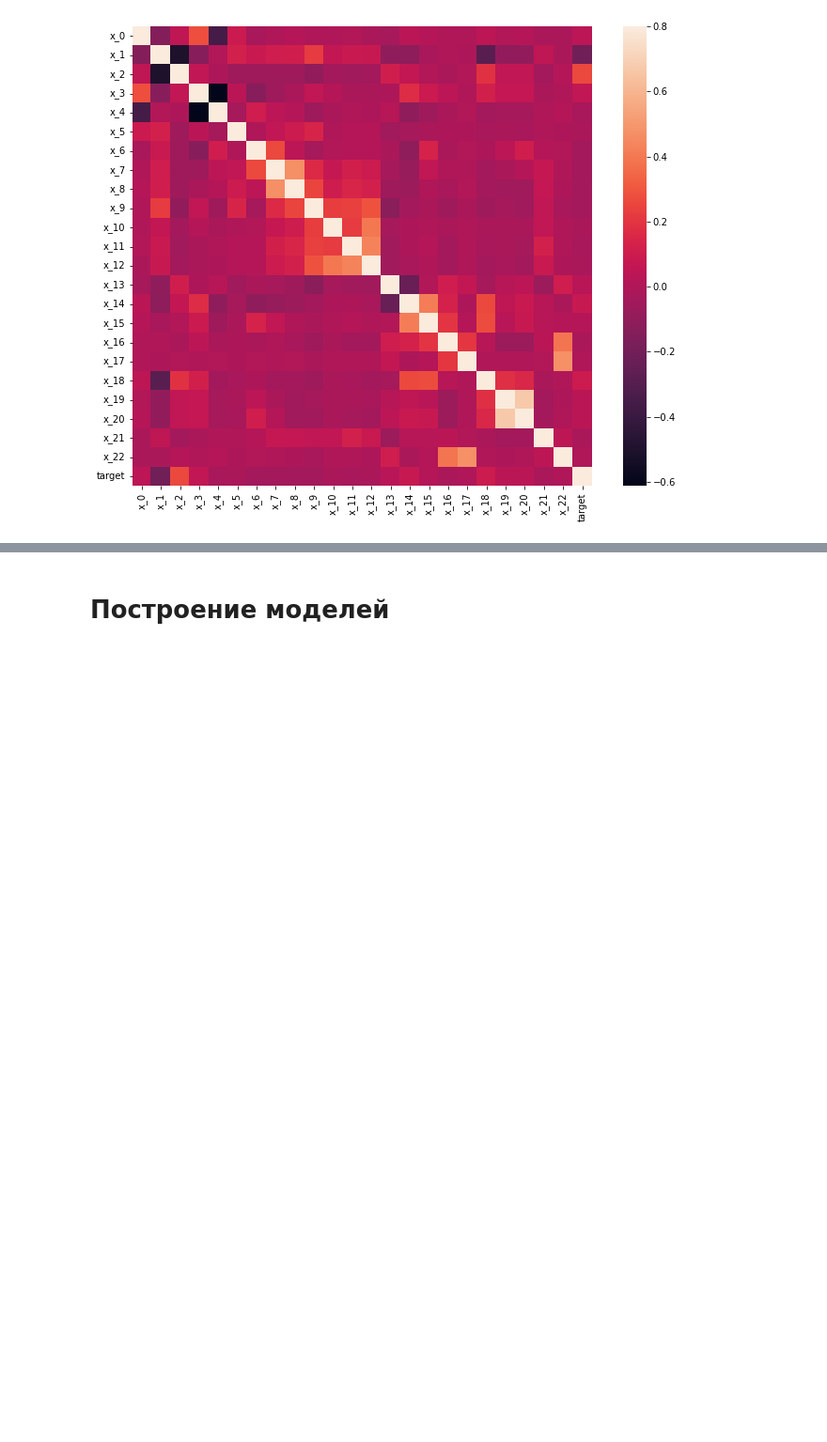
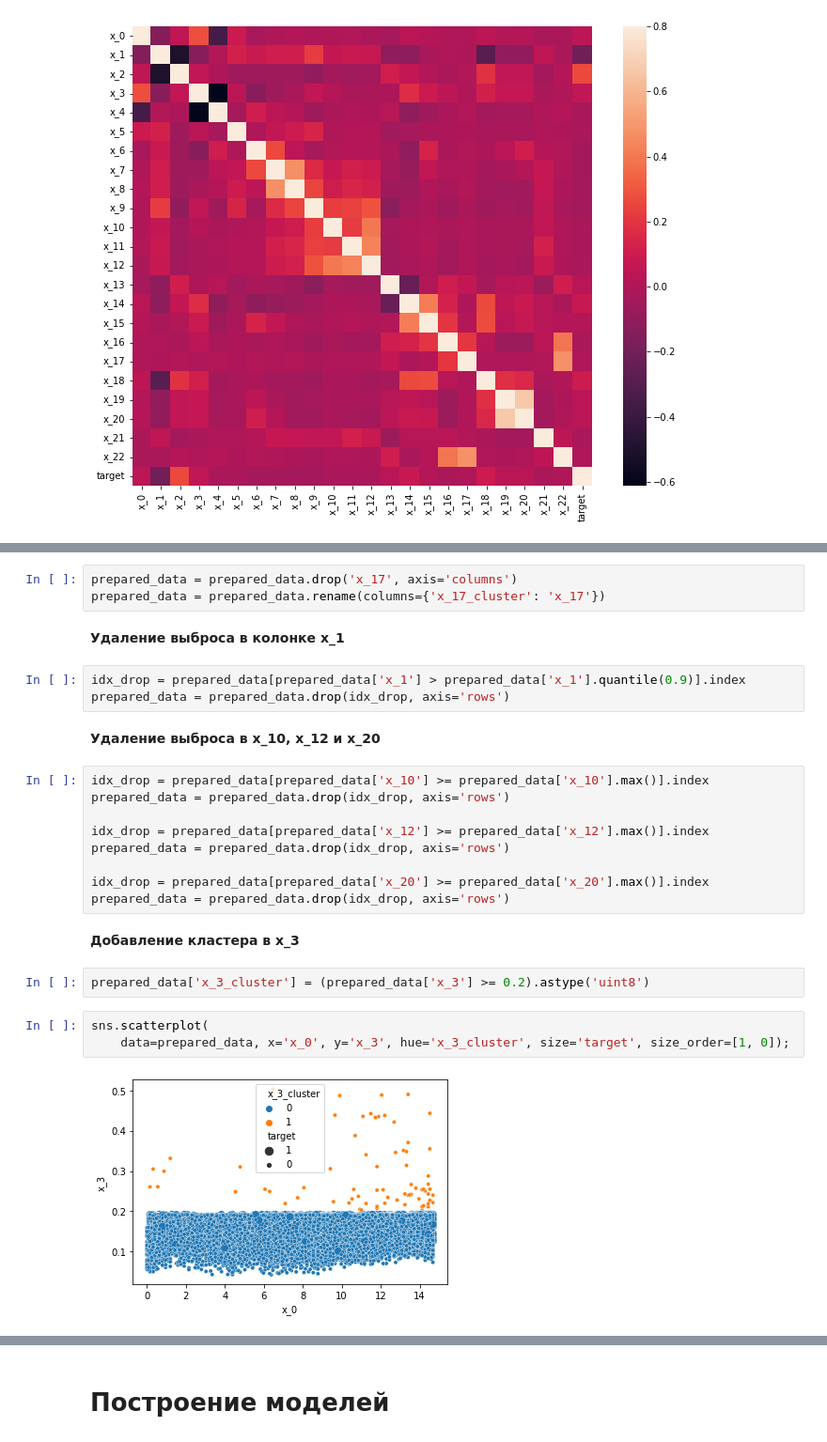
Before and after one commit to JosephFrancisTribbiani/ds, a Jupyter notebook: Interviews/bcc.kz_-_data_scientist/scoring_model.ipynb, the cells around one changed output, grey strips where cells are left out. Shown at 94% size. Drawn from its saved outputs; the diff is of its cells as text; blank space fills up the shorter version.

```diff
--- a/Interviews/bcc.kz_-_data_scientist/scoring_model.ipynb
+++ b/Interviews/bcc.kz_-_data_scientist/scoring_model.ipynb
@@ -221,0 +275,28 @@ sns.heatmap(corrmat, vmax=.8, square=True, ax=ax);
+# %%
+prepared_data = prepared_data.drop('x_17', axis='columns')
+prepared_data = prepared_data.rename(columns={'x_17_cluster': 'x_17'})
+# %% [markdown]
+**Удаление выброса в колонке x_1**
+# %%
+idx_drop = prepared_data[prepared_data['x_1'] > prepared_data['x_1'].quantile(0.9)].index
+prepared_data = prepared_data.drop(idx_drop, axis='rows')
+# %% [markdown]
+**Удаление выброса в x_10, x_12 и x_20**
+# %%
+idx_drop = prepared_data[prepared_data['x_10'] >= prepared_data['x_10'].max()].index
+prepared_data = prepared_data.drop(idx_drop, axis='rows')
+
+idx_drop = prepared_data[prepared_data['x_12'] >= prepared_data['x_12'].max()].index
+prepared_data = prepared_data.drop(idx_drop, axis='rows')
+
+idx_drop = prepared_data[prepared_data['x_20'] >= prepared_data['x_20'].max()].index
+prepared_data = prepared_data.drop(idx_drop, axis='rows')
+# %% [markdown]
+**Добавление кластера в x_3**
+# %%
+prepared_data['x_3_cluster'] = (prepared_data['x_3'] >= 0.2).astype('uint8')
+# %%
+sns.scatterplot(
+    data=prepared_data, x='x_0', y='x_3', hue='x_3_cluster', size='target', size_order=[1, 0]);
+# %% [output]
+[figure, added]
```
Also changed, not shown: parts of 87 cells of this notebook, 2 other files.
